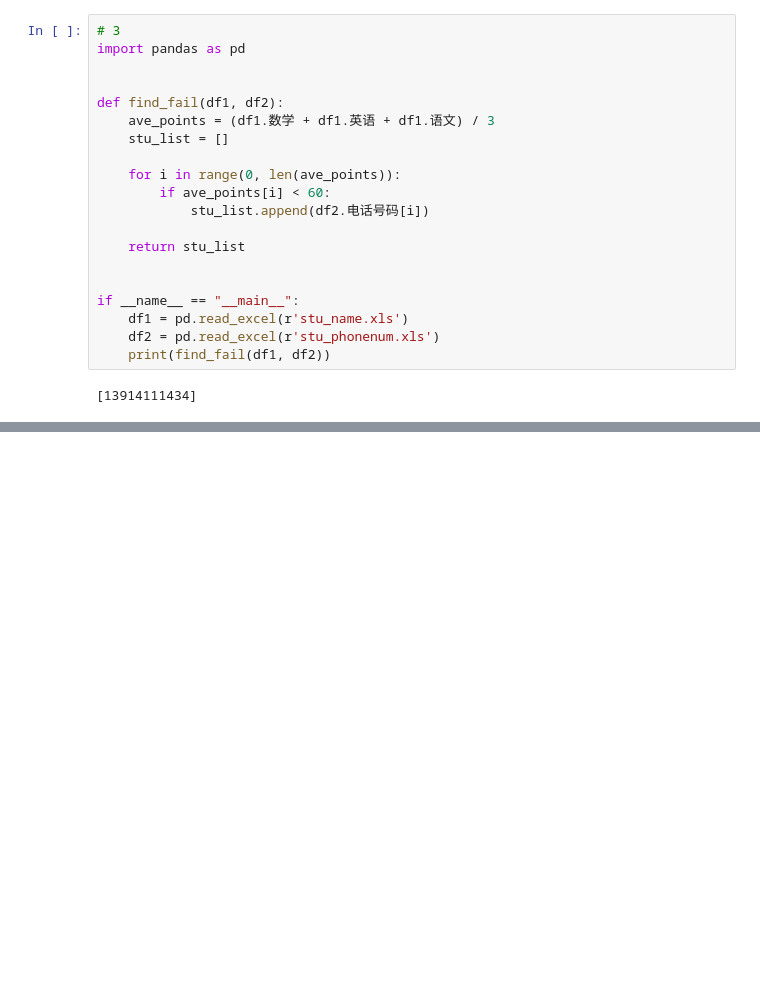
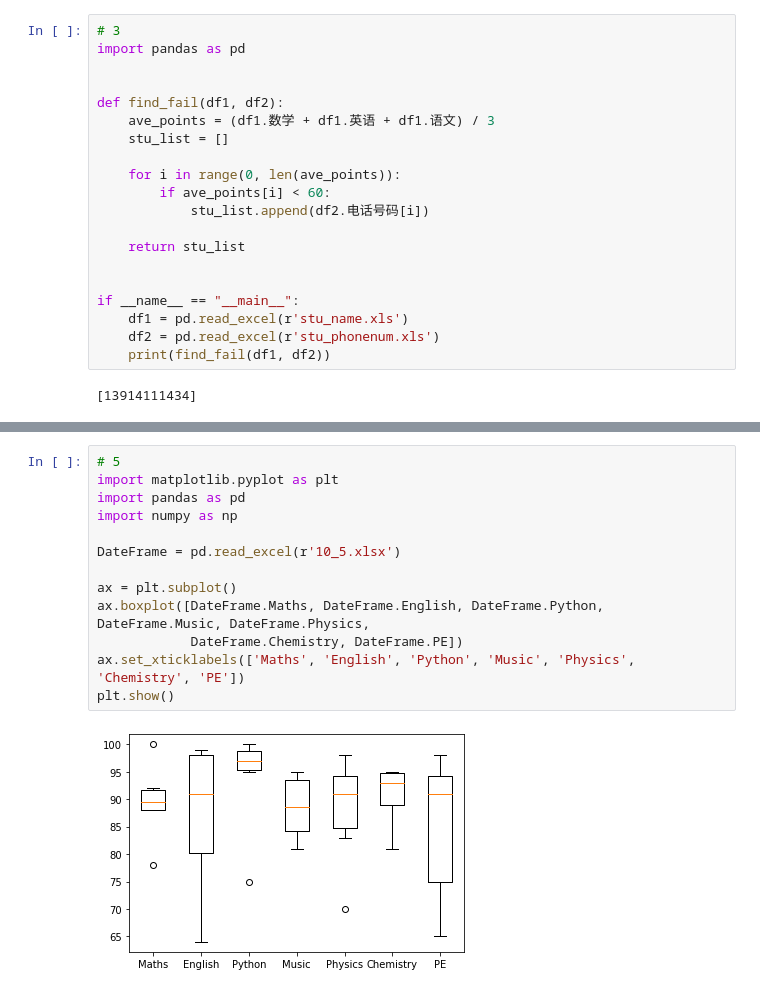
Before and after one commit to FengEternity/Class_Python, a Jupyter notebook: tenth.ipynb, the cells around one changed output, grey strips where cells are left out. Cells and saved outputs as stored; diff of their text form; blank space fills up the shorter version.

```diff
--- a/tenth.ipynb
+++ b/tenth.ipynb
@@ -101 +102,16 @@ Text(0.5, 1.0, 'y=cos(x)')
 [figure]
+# %%
+# 5
+import matplotlib.pyplot as plt
+import pandas as pd
+import numpy as np
+
+DateFrame = pd.read_excel(r'10_5.xlsx')
+
+ax = plt.subplot()
+ax.boxplot([DateFrame.Maths, DateFrame.English, DateFrame.Python, DateFrame.Music, DateFrame.Physics,
+            DateFrame.Chemistry, DateFrame.PE])
+ax.set_xticklabels(['Maths', 'English', 'Python', 'Music', 'Physics', 'Chemistry', 'PE'])
+plt.show()
+# %% [output]
+[figure, added]
```
Also changed, not shown: parts of 6 cells of this notebook, 27 other files.
